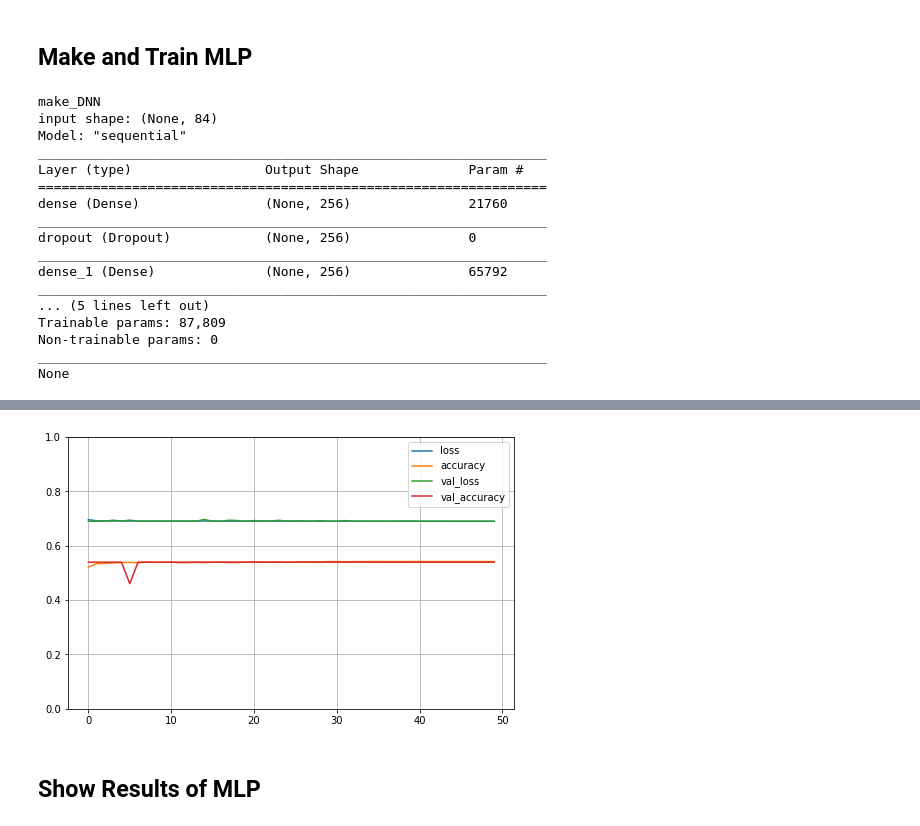
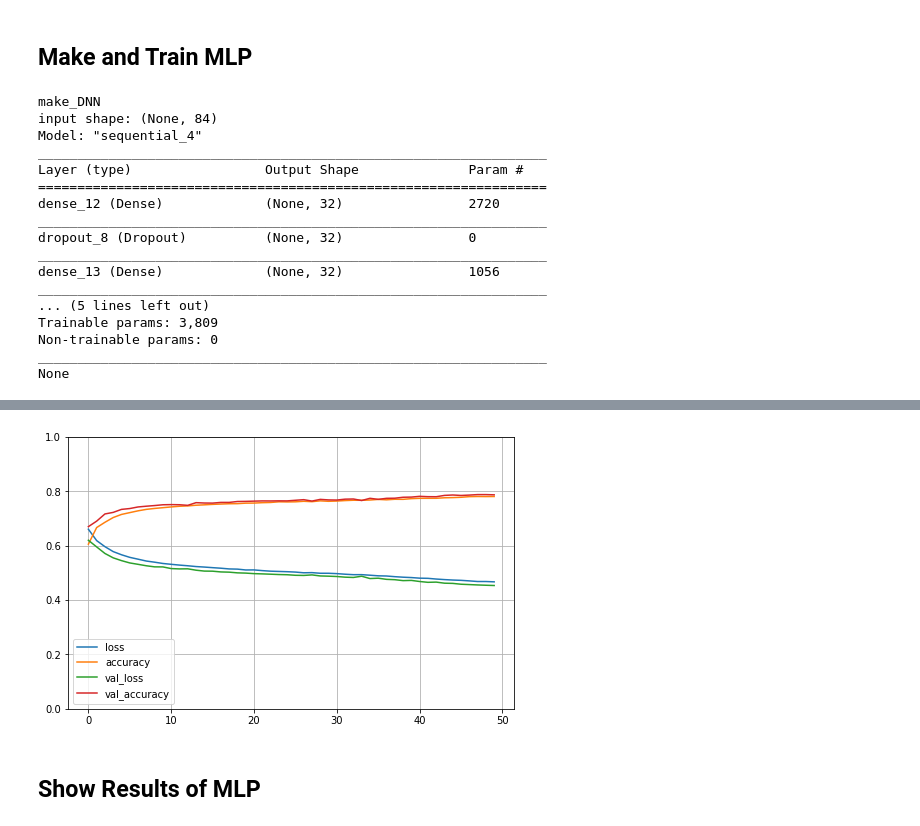
Before and after one commit to ShepherdCode/Soars2021, a Jupyter notebook: Notebooks/Analyzer_102.ipynb, the cells around one changed output, grey strips where cells are left out. Saved outputs shown, nothing was run; the diff lists cells and outputs as text; code cells hidden in the pictures.

```diff
--- a/Notebooks/Analyzer_102.ipynb
+++ b/Notebooks/Analyzer_102.ipynb
@@ -340,11 +340,11 @@ fake Sequence Length ORF Length Correlation Coefficient:
 # %% [markdown]
 ## Set Up MLP
 # %%
-RATIO_TRAIN_TO_TEST = 0.9
+RATIO_TRAIN_TO_TEST = 0.99
 INPUT_SHAPE = (None, 4**3 + 4**2 + 4**1)
 MAX_K = 3
-NEURONS = 256
-DROP_RATE = 0.01
+NEURONS = 32
+DROP_RATE = 0.1
 EPOCHS = 50
 SPLITS = 5
 FOLDS = 1
@@ -385,15 +395,8 @@ def prepare_x_and_y(seqs1, seqs0):
         all_seqs[i*2] = S0[i]
         all_labels[i*2+1] = L1[i]
         all_seqs[i*2+1] = S1[i]
-    return all_seqs,all_labels  # use this to test unshuffled
-    # bug in next line?
-    X,y = shuffle(all_seqs,all_labels) # sklearn.utils.shuffle
-    #Doesn't fix it
-    #X = shuffle(all_seqs,random_state=3) # sklearn.utils.shuffle
-    #y = shuffle(all_labels,random_state=3) # sklearn.utils.shuffle
-    return X,y
-
-X,y = prepare_x_and_y(pc_train,nc_train)
+    return all_seqs,all_labels
+Xseq, y = prepare_x_and_y(pc_train, nc_train)
 # %%
 #TODO: figure out how to not have to regenerate k-mer frequences
 
@@ -402,20 +405,22 @@ def seqs_to_kmer_freqs(seqs, max_K):
     From Miller's MLP_GenCode_1??.
     """
     tool = KmerTools()  # from SimTools
-    empty = tool.make_dict_upto_K(max_K)
     collection = []
     for seq in seqs:
-        counts = empty
+        counts = tool.make_dict_upto_K(max_K)
         # Last param should be True when using Harvester.
-        counts = tool.update_count_one_K(counts,max_K,seq,True)
+        counts = tool.update_count_one_K(counts, max_K, seq, True)
         # Given counts for K=3, Harvester fills in counts for K=1,2.
-        counts = tool.harvest_counts_from_K(counts,max_K)
-        fdict = tool.count_to_frequency(counts,max_K)
+        counts = tool.harvest_counts_from_K(counts, max_K)
+        fdict = tool.count_to_frequency(counts, max_K)
         freqs = list(fdict.values())
         collection.append(freqs)
     return np.asarray(collection)
 
-X = seqs_to_kmer_freqs(X, MAX_K)
+Xfrq = seqs_to_kmer_freqs(Xseq, MAX_K)
+
+#Garbage Collection
+Xseq = None
 # %% [markdown]
 ## Make and Train MLP
 # %%
@@ -428,13 +433,13 @@ def make_DNN():
     print("input shape:",INPUT_SHAPE)
     dnn = Sequential()
 
-    dnn.add(Dense(NEURONS,activation="sigmoid",dtype=dt))  # relu doesn't work as well
+    dnn.add(Dense(NEURONS, activation="sigmoid", dtype=dt))  # relu doesn't work as well
     dnn.add(Dropout(DROP_RATE))
 
-    dnn.add(Dense(NEURONS,activation="sigmoid",dtype=dt))
+    dnn.add(Dense(NEURONS, activation="sigmoid", dtype=dt))
     dnn.add(Dropout(DROP_RATE))
 
-    dnn.add(Dense(1,activation="sigmoid",dtype=dt))
+    dnn.add(Dense(1, activation="sigmoid", dtype=dt))
 
     dnn.compile(optimizer='adam',    # adadelta doesn't work as well
         loss=BinaryCrossentropy(from_logits=False),
@@ -446,18 +451,18 @@ print(model.summary())
 # %% [output]
 make_DNN
 input shape: (None, 84)
-Model: "sequential"
+Model: "sequential_4"
 _________________________________________________________________
 Layer (type)                 Output Shape              Param #
 =================================================================
-dense (Dense)                (None, 256)               21760
+dense_12 (Dense)             (None, 32)                2720
 _________________________________________________________________
-dropout (Dropout)            (None, 256)               0
+dropout_8 (Dropout)          (None, 32)                0
 _________________________________________________________________
-dense_1 (Dense)              (None, 256)               65792
+dense_13 (Dense)             (None, 32)                1056
 _________________________________________________________________
 ... (5 lines left out)
-Trainable params: 87,809
+Trainable params: 3,809
 Non-trainable params: 0
 _________________________________________________________________
 None
@@ -501,7 +506,7 @@ def do_cross_validation(X,y):
             plt.show()
     return model  # parameters at end of training
 # %%
-last_model = do_cross_validation(X, y)
+last_model = do_cross_validation(Xfrq, y)
 # %% [output]
 MODEL
 make_DNN
@@ -523,4 +528,4 @@ Fold 1, 50 epochs, 373 sec
-[figure, old version]
+[figure, new version]
 # %% [markdown]
 ## Show Results of MLP
 # %%
```
Also changed, not shown: parts of 6 cells of this notebook.
